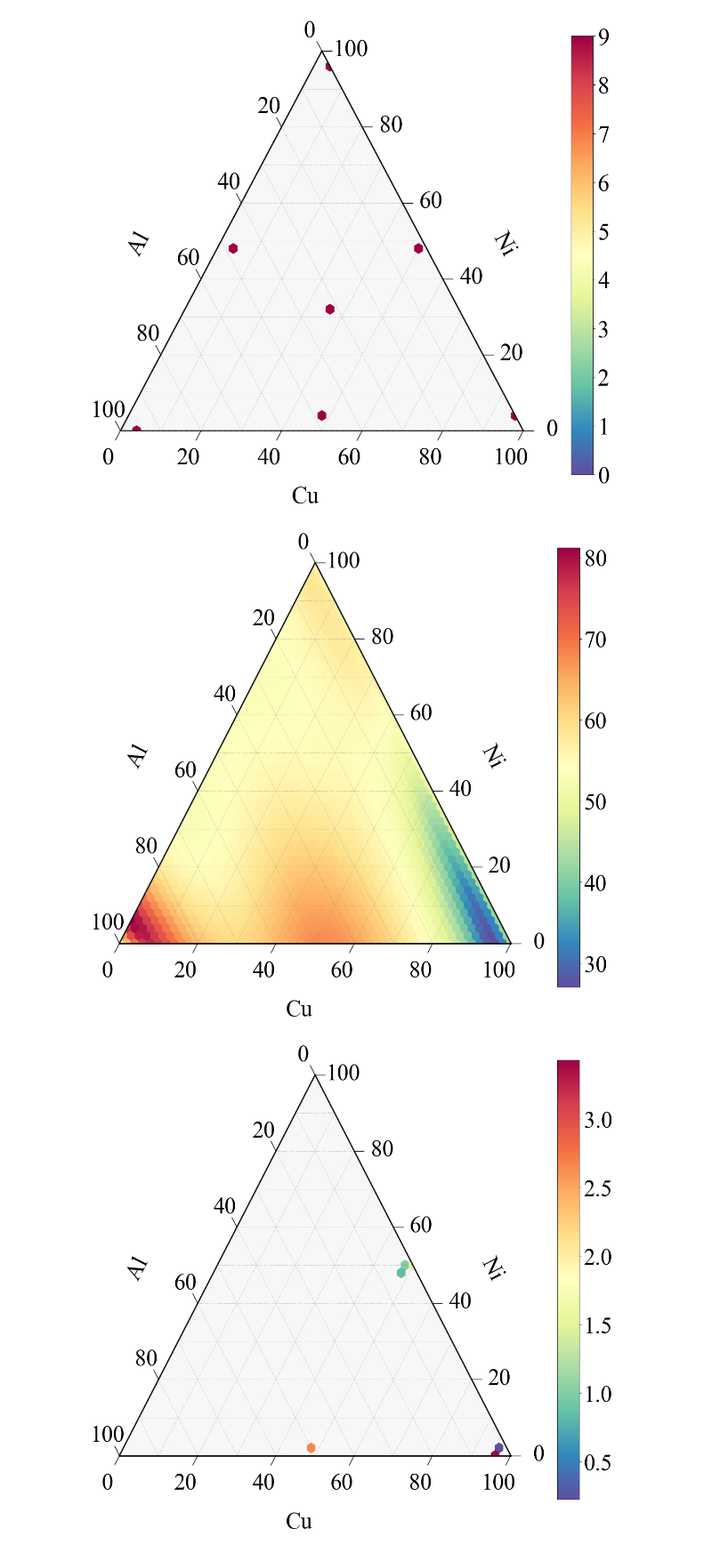
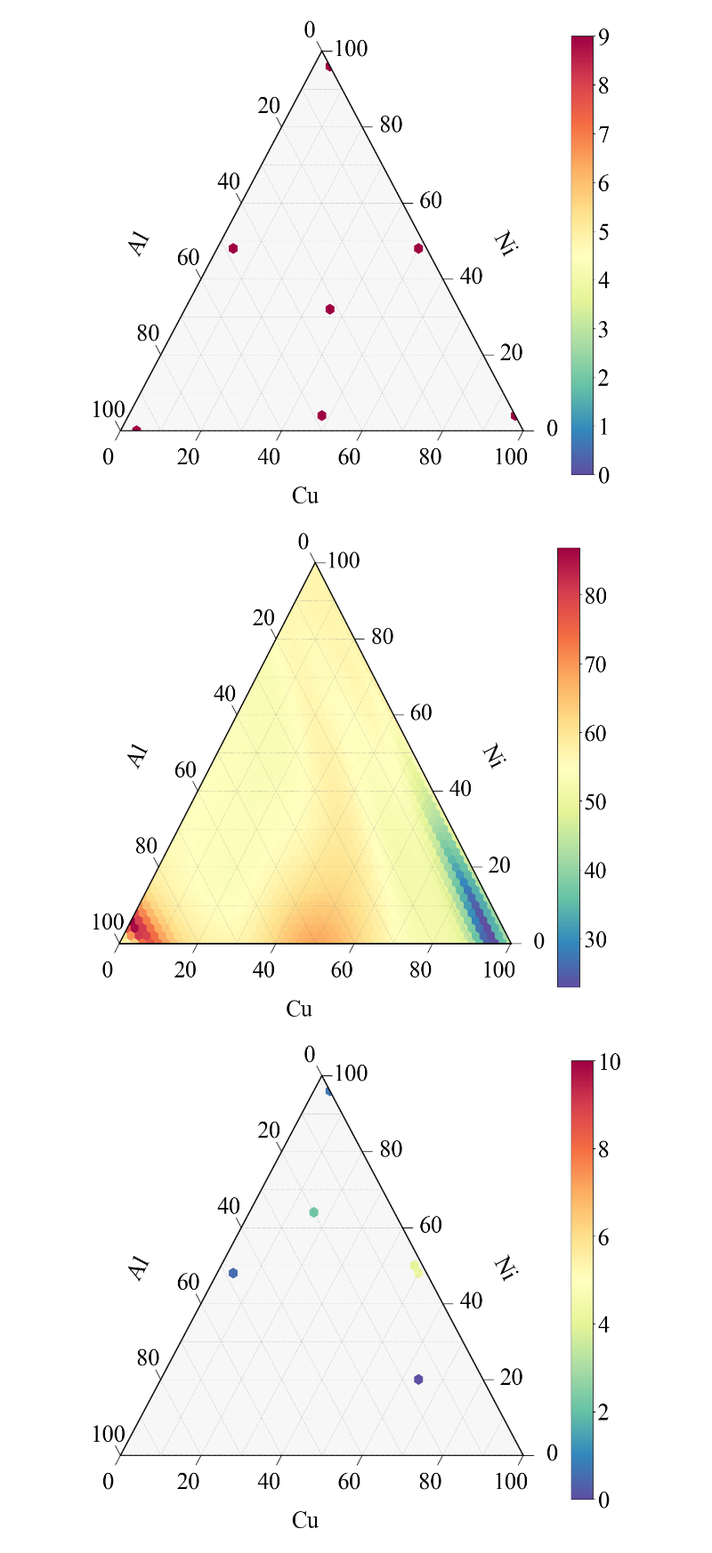
Before and after one commit to linarojas0824/Hybrid-Experimental-Data-Driven-Workflow, a Jupyter notebook: scripts/Notebooks/02_Model Training GP.ipynb, the cells around one changed output. Shown at 89% size. Cells and saved outputs as stored; diff of their text form; code cells hidden in the pictures.

```diff
--- a/scripts/Notebooks/02_Model Training GP.ipynb
+++ b/scripts/Notebooks/02_Model Training GP.ipynb
@@ -23,7 +23,7 @@ with open(SAMPLING_DIR/"cluster_split", "rb") as f:
     cluster_split = pickle.load(f)
 # %%
 import numpy as np
-from sklearn.preprocessing import MinMaxScaler
+from sklearn.preprocessing import StandardScaler
 
 
 def prepare_train_test_data(
@@ -59,7 +59,7 @@ def prepare_train_test_data(
     # Standardize only feature columns
     scaler = None
     if standardize:
-        scaler = MinMaxScaler()
+        scaler = StandardScaler()
         X_train_proc = scaler.fit_transform(X_train)
         X_test_proc = scaler.transform(X_test)
     else:
@@ -712,3 +701,15 @@ X_test = pd.concat([x_comp_test,X_test],axis =1)
+# %%
+X_train = X.iloc[best_split['train_indices']]
+y_train = y.iloc[best_split['train_indices']]
+
+X_test = X.iloc[best_split['test_indices']]
+x_comp_test = x_comp.iloc[best_split['test_indices']]
+y_test = y.iloc[best_split['test_indices']]
+
+X_test = pd.concat(
+    [x_comp_test.reset_index(drop=True), X_test.reset_index(drop=True)],
+    axis=1
+)
 # %%
 data_smart_split = {}
 data_smart_split['scaler'] = data_cluster['scaler']
@@ -739,19 +740,21 @@ fig, tax = plot_ternary_heatmap(
     show=True,
     duplicate_handling="mean",
 )
+fig.savefig(PLOTS_DIR/"ternary_GP_smart_split_.svg", bbox_inches="tight")
 # %% [output]
-[figure, old version]
+[figure, new version]
 # %%
 fig, tax = plot_ternary_heatmap(
     df=df_test_clus,
     comp_cols=("Cu", "Ni", "Al"),
     value_col="y_error_abs",
     scale=50,
     cmap="Spectral_r",
-    vmin=None,
-    vmax=None,
+    vmin=0,
+    vmax=10,
     show=True,
     duplicate_handling="mean",
 )
+fig.savefig(PLOTS_DIR/"ternary_GP_smart_split_error.svg", bbox_inches="tight")
 # %% [output]
-[figure, old version]
+[figure, new version]
```
Also changed, not shown: parts of 12 cells of this notebook, 18 other files.
